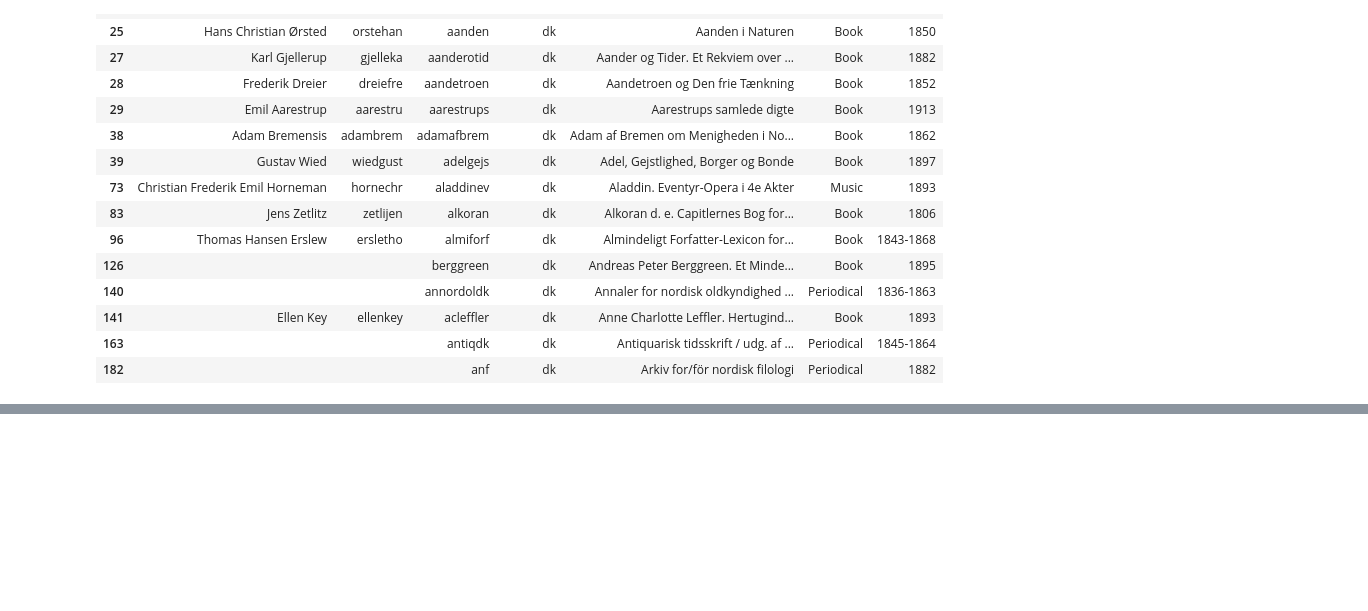
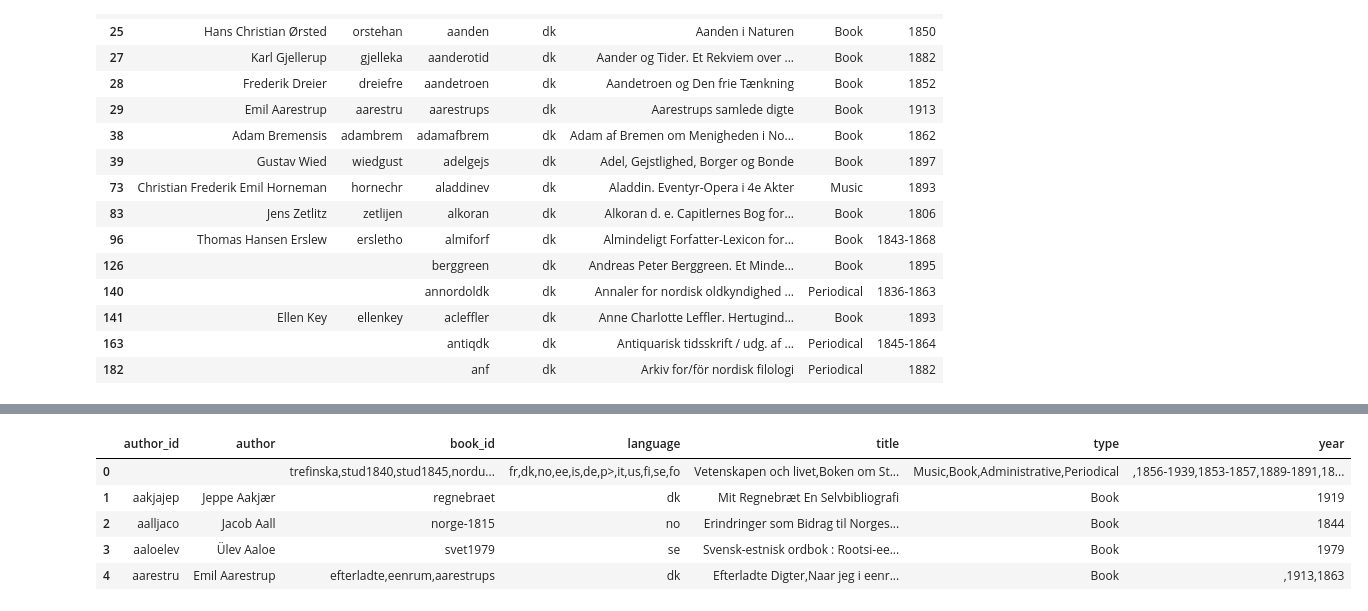
Before and after one commit to fnielsen/dasem, a Jupyter notebook: notebooks/runeberg.ipynb, the cells around one changed output, grey strips where cells are left out. Saved outputs shown, nothing was run; the diff lists cells and outputs as text; code cells hidden in the pictures; blank space fills up the shorter version.

```diff
--- a/notebooks/runeberg.ipynb
+++ b/notebooks/runeberg.ipynb
@@ -29,0 +67,9 @@ catalogue.ix[catalogue.language == 'dk', :].head(15)
+# %%
+catalogue_authors.head()
+# %% [output]
+|  | author_id | author | book_id | language | title | type | year |
+| 0 |  |  | trefinska,stud1840,stud1845,nordu... | fr,dk,no,ee,is,de,p>,it,us,fi,se,fo | Vetenskapen och livet,Boken om St... | Music,Book,Administrative,Periodical | ,1856-1939,1853-1857,1889-1891,18... |
+| 1 | aakjajep | Jeppe Aakjær | regnebraet | dk | Mit Regnebræt En Selvbibliografi | Book | 1919 |
+| 2 | aalljaco | Jacob Aall | norge-1815 | no | Erindringer som Bidrag til Norges... | Book | 1844 |
+| 3 | aaloelev | Ülev Aaloe | svet1979 | se | Svensk-estnisk ordbok : Rootsi-ee... | Book | 1979 |
+| 4 | aarestru | Emil Aarestrup | efterladte,eenrum,aarestrups | dk | Efterladte Digter,Naar jeg i eenr... | Book | ,1913,1863 |
```
Also changed, not shown: parts of 7 cells of this notebook.
